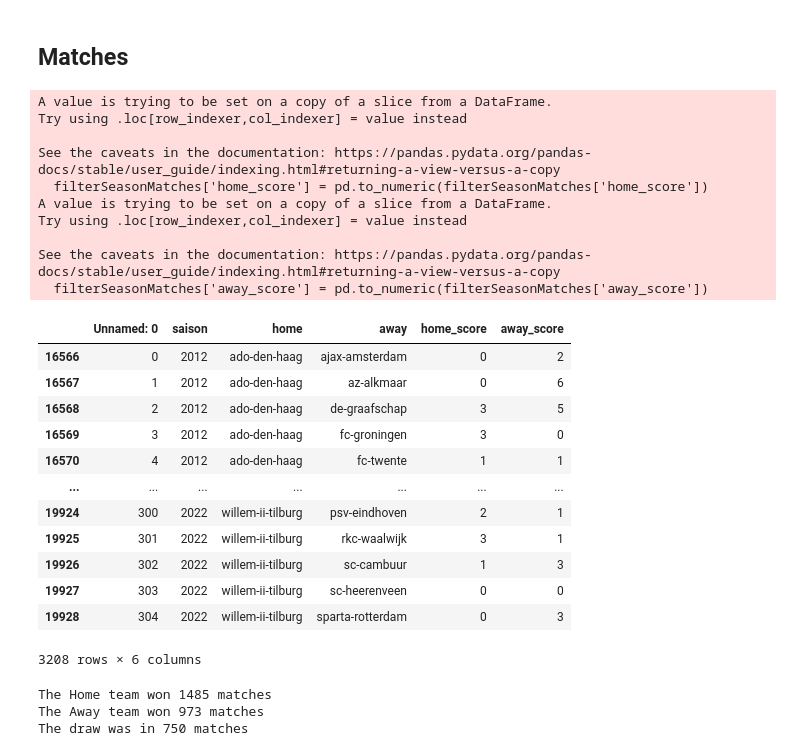
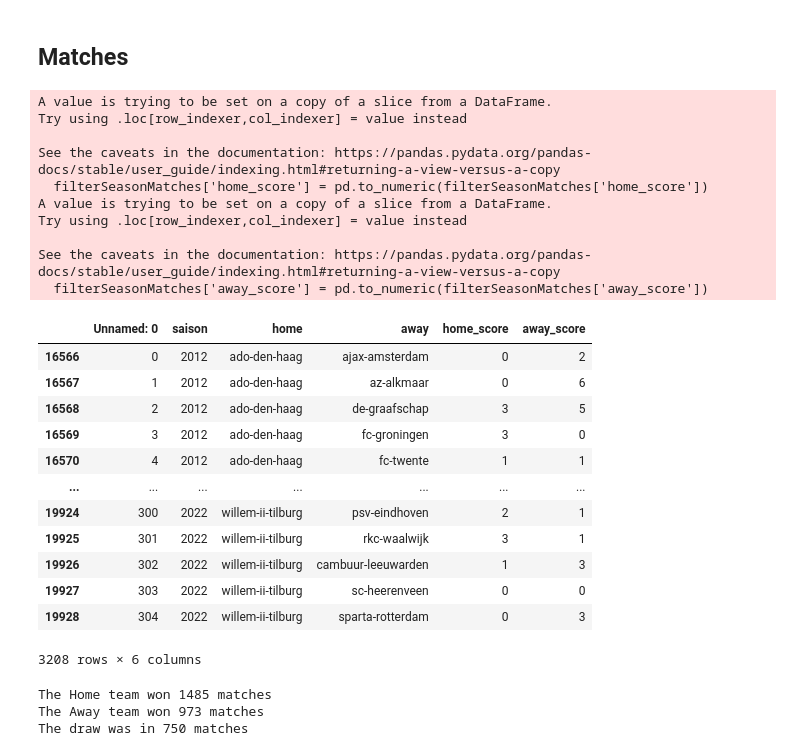
Before and after one commit to mohammedaljader/Football_Predictions_ML, a Jupyter notebook: notebook.ipynb, the cells around one changed output. Drawn from its saved outputs; the diff is of its cells as text; code cells hidden in the pictures.

```diff
--- a/notebook.ipynb
+++ b/notebook.ipynb
@@ -647,6 +663,11 @@ Name: startedNumber, dtype: int64
 # %%
 Duplicates(raw_matches_file, "match", "afc-ajax", "ajax-amsterdam")
 Duplicates(raw_matches_file, "match", "willem-ii", "willem-ii-tilburg")
+Duplicates(raw_matches_file, "match", "mvv", "mvv-maastricht")
+Duplicates(raw_matches_file, "match", "vitesse", "vitesse-arnhem")
+Duplicates(raw_matches_file, "match", "sc-cambuur", "cambuur-leeuwarden")
+Duplicates(raw_matches_file, "match", "feyenoord", "feyenoord-rotterdam")
+Duplicates(raw_matches_file, "match", "go-ahead-eagles_2", "go-ahead-eagles")
 
 # convert the season to int
 raw_matches_file['saison'] = raw_matches_file['saison'].apply(toOneSeason)
@@ -663,34 +684,34 @@ filterSeasonMatches['away_score'] = pd.to_numeric(filterSeasonMatches['away_scor
 # we drop the unneccesary columns
 filtered_matches = filterSeasonMatches.drop(columns=['stadium','home_first_card','home_last_card',
                                                  'away_first_card', 'time','date','round',
                                                  'spectators', 'ref','linesman1','linesman2', 'away_last_card',
                                                  'home_yellow', 'home_yelred', 'away_yellow','first_goal', 'last_goal',
                                                   'away_red','home_red', 'away_yelred'])
 
 # drop the empty rows
 filtered_matches.dropna()
 filtered_matches
 # %% [output]
 A value is trying to be set on a copy of a slice from a DataFrame.
 Try using .loc[row_indexer,col_indexer] = value instead
 
 See the caveats in the documentation: https://pandas.pydata.org/pandas-docs/stable/user_guide/indexing.html#returning-a-view-versus-a-copy
   filterSeasonMatches['home_score'] = pd.to_numeric(filterSeasonMatches['home_score'])
 A value is trying to be set on a copy of a slice from a DataFrame.
 Try using .loc[row_indexer,col_indexer] = value instead
 
 See the caveats in the documentation: https://pandas.pydata.org/pandas-docs/stable/user_guide/indexing.html#returning-a-view-versus-a-copy
   filterSeasonMatches['away_score'] = pd.to_numeric(filterSeasonMatches['away_score'])
 |  | Unnamed: 0 | saison | home | away | home_score | away_score |
 | 16566 | 0 | 2012 | ado-den-haag | ajax-amsterdam | 0 | 2 |
 | 16567 | 1 | 2012 | ado-den-haag | az-alkmaar | 0 | 6 |
 | 16568 | 2 | 2012 | ado-den-haag | de-graafschap | 3 | 5 |
 | 16569 | 3 | 2012 | ado-den-haag | fc-groningen | 3 | 0 |
 | 16570 | 4 | 2012 | ado-den-haag | fc-twente | 1 | 1 |
 | ... | ... | ... | ... | ... | ... | ... |
 | 19924 | 300 | 2022 | willem-ii-tilburg | psv-eindhoven | 2 | 1 |
 | 19925 | 301 | 2022 | willem-ii-tilburg | rkc-waalwijk | 3 | 1 |
-| 19926 | 302 | 2022 | willem-ii-tilburg | sc-cambuur | 1 | 3 |
+| 19926 | 302 | 2022 | willem-ii-tilburg | cambuur-leeuwarden | 1 | 3 |
 | 19927 | 303 | 2022 | willem-ii-tilburg | sc-heerenveen | 0 | 0 |
 | 19928 | 304 | 2022 | willem-ii-tilburg | sparta-rotterdam | 0 | 3 |
 3208 rows × 6 columns
```
Also changed, not shown: parts of 39 cells of this notebook.
